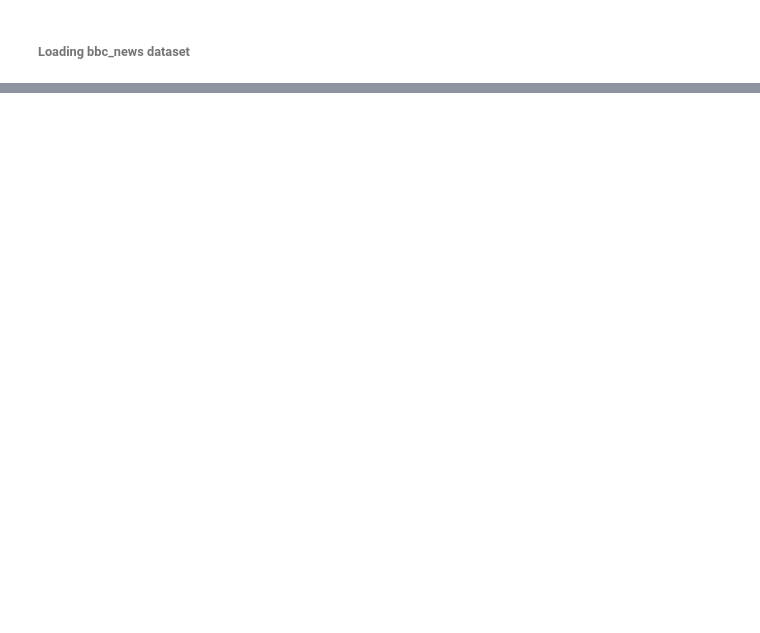
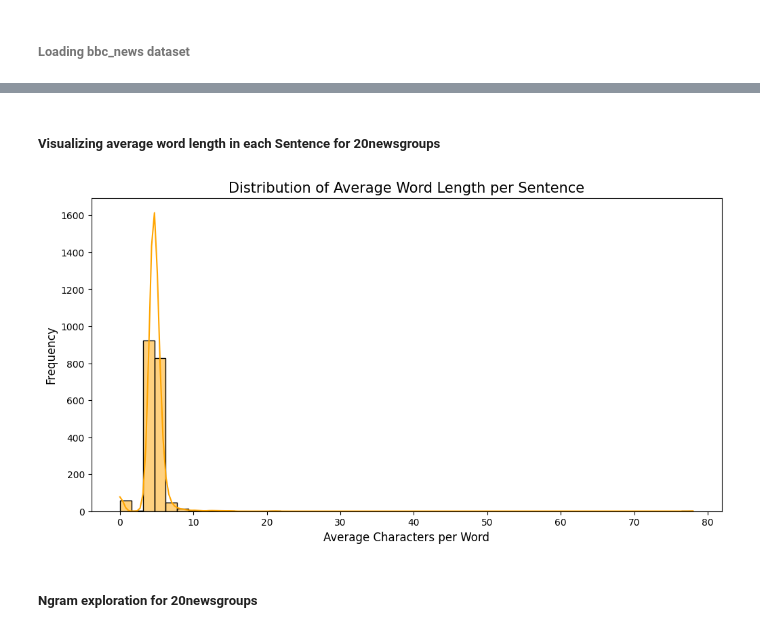
Before and after one commit to roxannekyr/nlp-embeddings-clustering, a Jupyter notebook: notebook/clustering_analysis.ipynb, the cells around one changed output, grey strips where cells are left out. Saved outputs shown, nothing was run; the diff lists cells and outputs as text; code cells hidden in the pictures; blank space fills up the shorter version.

```diff
--- a/notebook/clustering_analysis.ipynb
+++ b/notebook/clustering_analysis.ipynb
@@ -128,0 +203,24 @@ print(df_bbcnews_columns)
+# %% [markdown]
+##### Visualizing average word length in each Sentence for 20newsgroups
+# %%
+def get_avg_word_len(text):
+    """Function to calculating average word length"""
+    words = str(text).split()
+    if len(words) == 0:
+        return 0
+    return sum(len(word) for word in words) / len(words)
+
+df_sentence_20newsgroups['avg_word_len'] = df_sentence_20newsgroups['sentence'].apply(get_avg_word_len)
+
+#Creating a histogram distribution plot
+plt.figure(figsize=(12, 6))
+sns.histplot(df_sentence_20newsgroups['avg_word_len'], bins=50, kde=True, color="orange")
+
+plt.title("Distribution of Average Word Length per Sentence", fontsize=15)
+plt.xlabel("Average Characters per Word", fontsize=12)
+plt.ylabel("Frequency", fontsize=12)
+plt.show()
+# %% [output]
+[figure, added]
+# %% [markdown]
+##### Ngram exploration for 20newsgroups
```
Also changed, not shown: parts of 87 cells of this notebook.
